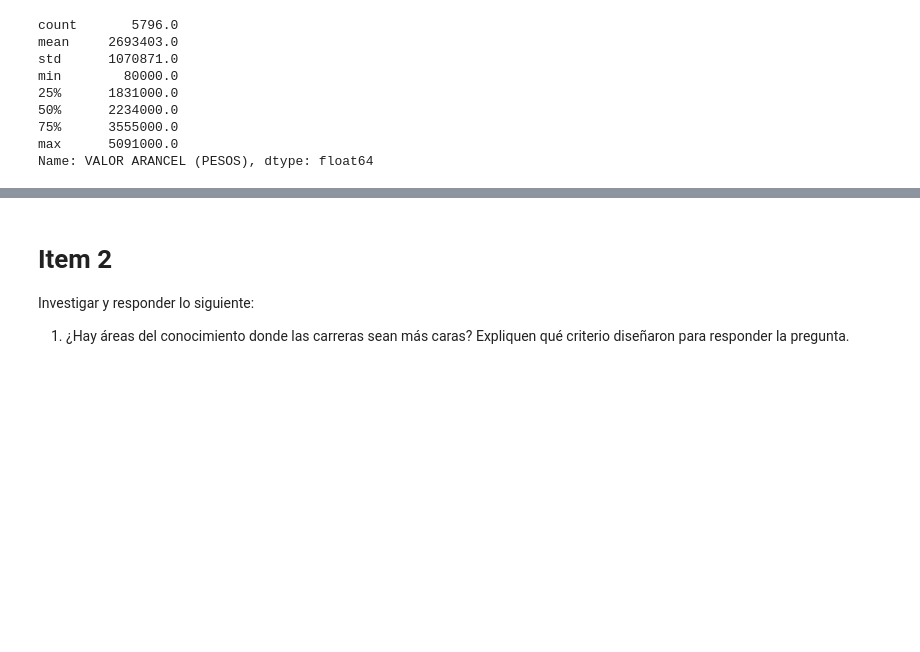
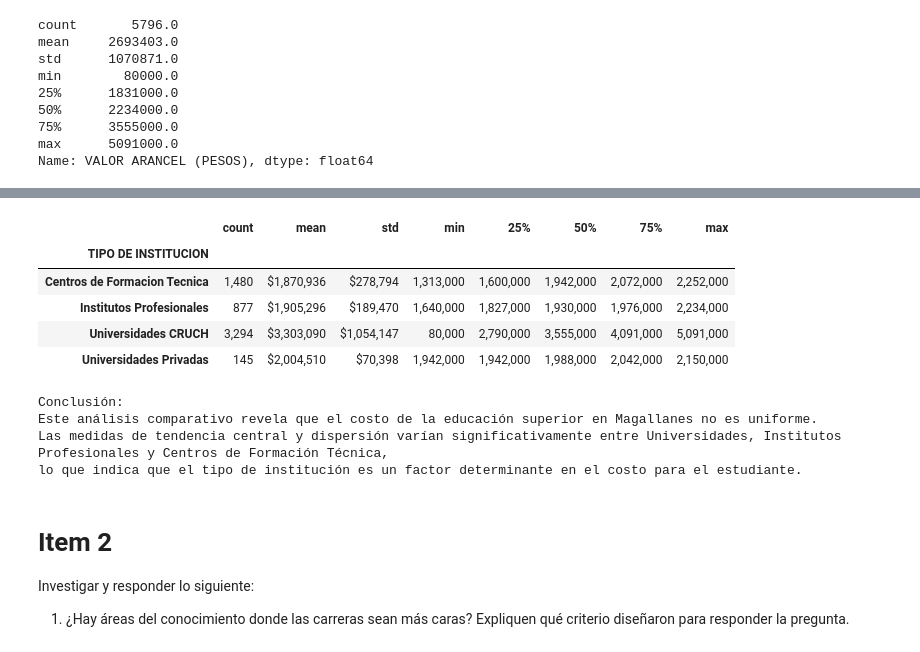
Before and after one commit to KenzoDev1/Estadistica, a Jupyter notebook: Trabajo practico/Hoja-De-Respuestas.ipynb, the cells around one changed output, grey strips where cells are left out. Drawn from its saved outputs; the diff is of its cells as text; code cells hidden in the pictures; blank space fills up the shorter version.

```diff
--- a/Trabajo practico/Hoja-De-Respuestas.ipynb
+++ b/Trabajo practico/Hoja-De-Respuestas.ipynb
@@ -152,3 +176,26 @@ Resumen estadístico del Valor del Arancel (Pesos):
+# %%
+# Se muestra el resultado
+
+# El lambda le asigna en formato monetario a los valores que no son enteros y a los que son enteros les asigna formato con comas sin signo de pesos
+analisis_por_institucion.map(lambda x: f'{int(x):,}' if x.is_integer() else f'${x:,.0f}')
+# %% [output]
+|  | count | mean | std | min | 25% | 50% | 75% | max |
+| TIPO DE INSTITUCION |  |  |  |  |  |  |  |  |
+| Centros de Formacion Tecnica | 1,480 | $1,870,936 | $278,794 | 1,313,000 | 1,600,000 | 1,942,000 | 2,072,000 | 2,252,000 |
+| Institutos Profesionales | 877 | $1,905,296 | $189,470 | 1,640,000 | 1,827,000 | 1,930,000 | 1,976,000 | 2,234,000 |
+| Universidades CRUCH | 3,294 | $3,303,090 | $1,054,147 | 80,000 | 2,790,000 | 3,555,000 | 4,091,000 | 5,091,000 |
+| Universidades Privadas | 145 | $2,004,510 | $70,398 | 1,942,000 | 1,942,000 | 1,988,000 | 2,042,000 | 2,150,000 |
+# %%
+print("\nConclusión:")
+print("""Este análisis comparativo revela que el costo de la educación superior en Magallanes no es uniforme.
+Las medidas de tendencia central y dispersión varían significativamente entre Universidades, Institutos Profesionales y Centros de Formación Técnica,
+lo que indica que el tipo de institución es un factor determinante en el costo para el estudiante.
+      """)
+# %% [output]
+Conclusión:
+Este análisis comparativo revela que el costo de la educación superior en Magallanes no es uniforme.
+Las medidas de tendencia central y dispersión varían significativamente entre Universidades, Institutos Profesionales y Centros de Formación Técnica,
+lo que indica que el tipo de institución es un factor determinante en el costo para el estudiante.
 # %% [markdown]
 # Item 2
 
```
Also changed, not shown: parts of 6 cells of this notebook, 1 other file.
